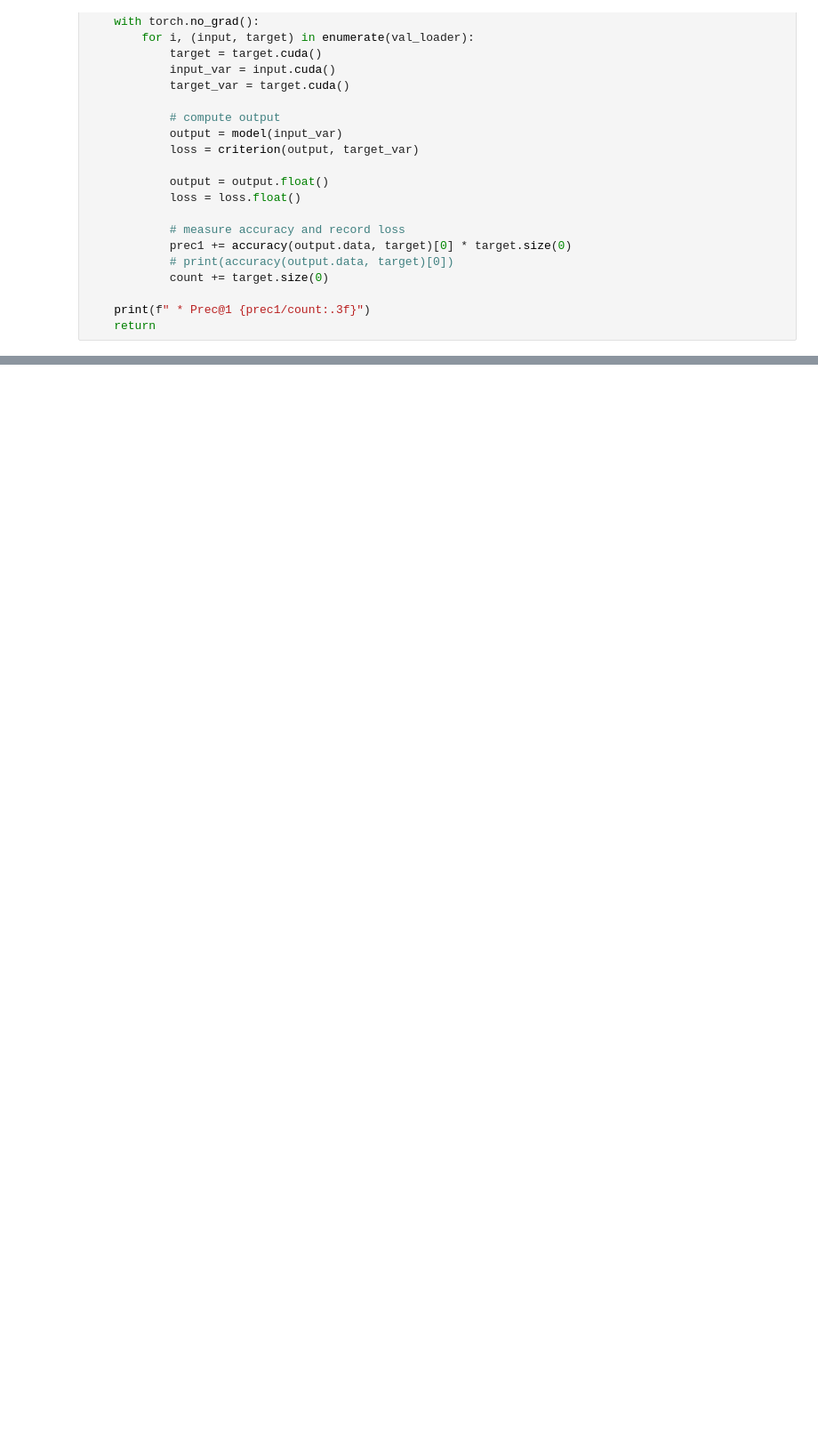
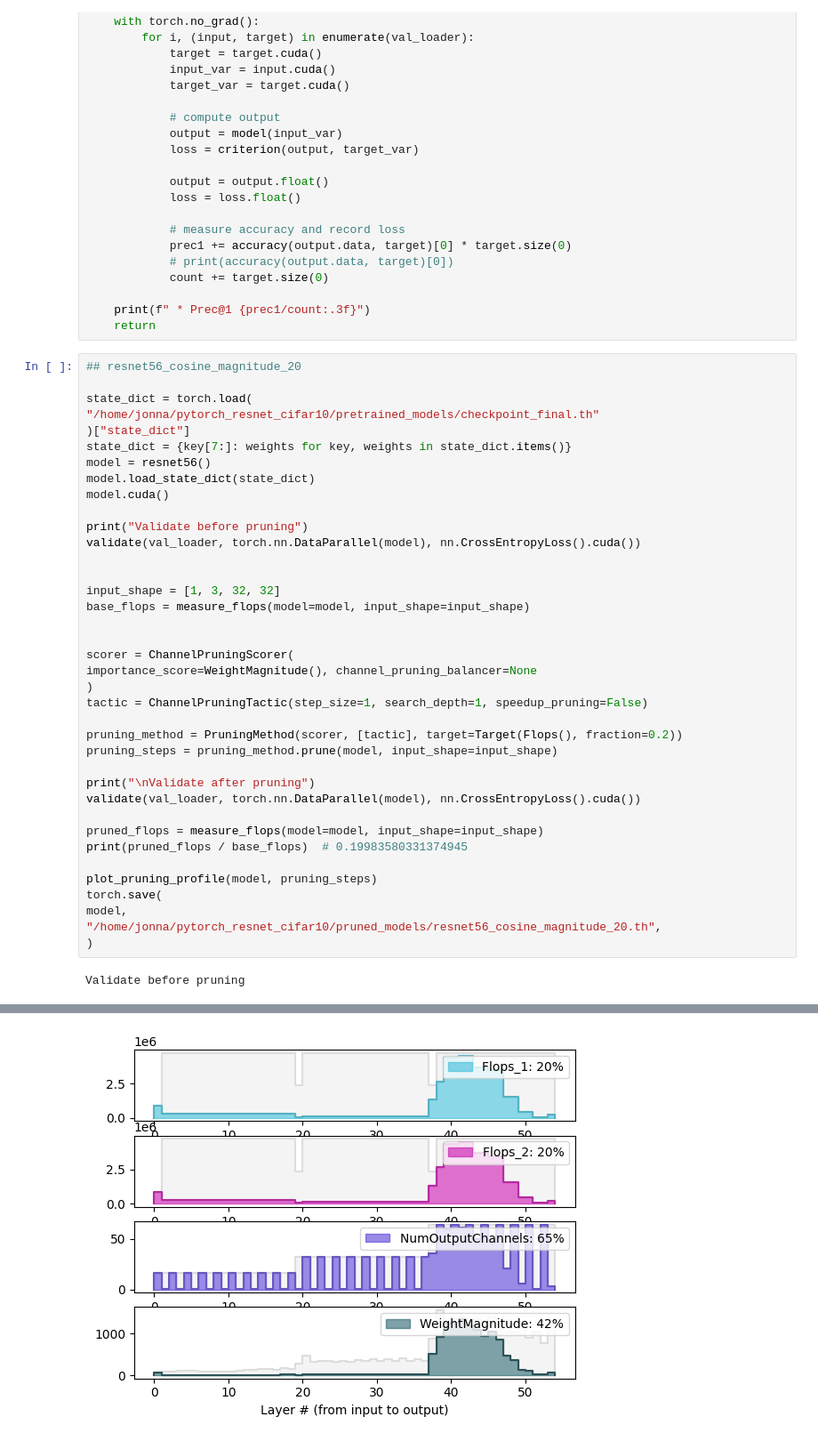
Before and after one commit to JonnaMat/pytorch_resnet_cifar10, a Jupyter notebook: prune_model.ipynb, the cells around one changed output, grey strips where cells are left out. Shown: that part at 89% size. Cells and saved outputs as stored; diff of their text form; blank space fills up the shorter version.

Commit message:
pruned resnet

```diff
--- a/prune_model.ipynb
+++ b/prune_model.ipynb
@@ -87,3 +87,43 @@ def validate(val_loader, model, criterion):
 
     print(f" * Prec@1 {prec1/count:.3f}")
     return
+# %%
+## resnet56_cosine_magnitude_20
+
+state_dict = torch.load(
+"/home/jonna/pytorch_resnet_cifar10/pretrained_models/checkpoint_final.th"
+)["state_dict"]
+state_dict = {key[7:]: weights for key, weights in state_dict.items()}
+model = resnet56()
+model.load_state_dict(state_dict)
+model.cuda()
+
+print("Validate before pruning")
+validate(val_loader, torch.nn.DataParallel(model), nn.CrossEntropyLoss().cuda())
+
+
+input_shape = [1, 3, 32, 32]
+base_flops = measure_flops(model=model, input_shape=input_shape)
+
+
+scorer = ChannelPruningScorer(
+importance_score=WeightMagnitude(), channel_pruning_balancer=None
+)
+tactic = ChannelPruningTactic(step_size=1, search_depth=1, speedup_pruning=False)
+
+pruning_method = PruningMethod(scorer, [tactic], target=Target(Flops(), fraction=0.2))
+pruning_steps = pruning_method.prune(model, input_shape=input_shape)
+
+print("\nValidate after pruning")
+validate(val_loader, torch.nn.DataParallel(model), nn.CrossEntropyLoss().cuda())
+
+pruned_flops = measure_flops(model=model, input_shape=input_shape)
+print(pruned_flops / base_flops)  # 0.19983580331374945
+
+plot_pruning_profile(model, pruning_steps)
+torch.save(
+model,
+"/home/jonna/pytorch_resnet_cifar10/pruned_models/resnet56_cosine_magnitude_20.th",
+)
+# %% [output]
+Validate before pruning
@@ -90 +151,2 @@ def validate(val_loader, model, criterion):
+[figure, added]
 # %%
```
Also changed, not shown: parts of 5 cells of this notebook, 3 other files.
